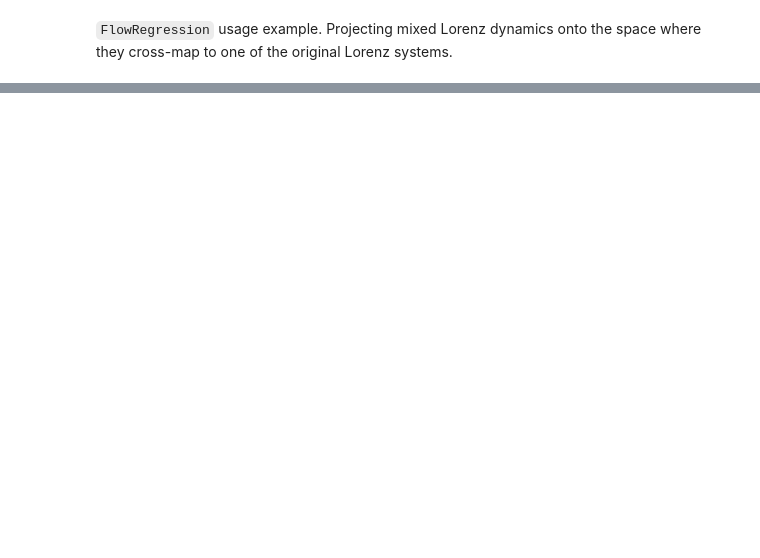
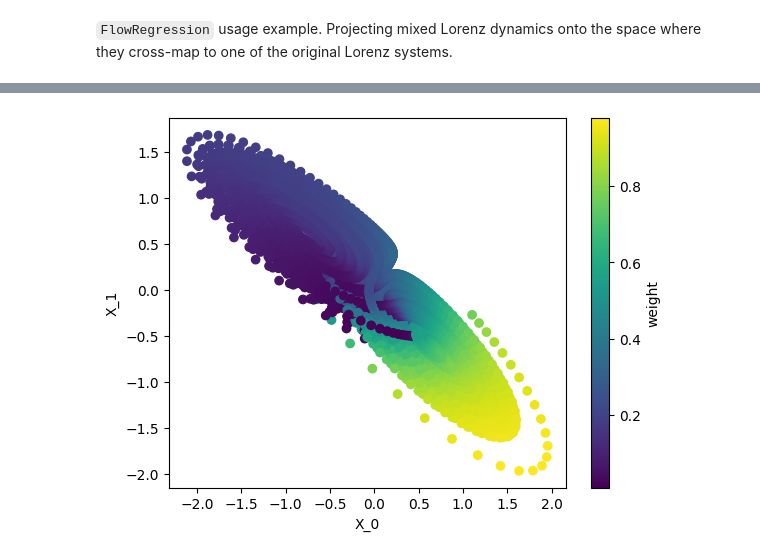
Before and after one commit to z7743/FlowDecomposition, a Jupyter notebook: notebooks/example.ipynb, the cells around one changed output, grey strips where cells are left out. Saved outputs shown, nothing was run; the diff lists cells and outputs as text; code cells hidden in the pictures; blank space fills up the shorter version.

```diff
--- a/notebooks/example.ipynb
+++ b/notebooks/example.ipynb
@@ -184,0 +251,8 @@ plt.show()
+# %%
+plt.scatter(unmixed[:,0],unmixed[:,1],c=weights[:,0])
+plt.xlabel('X_0')
+plt.ylabel('X_1')
+plt.colorbar(label="weight")
+plt.show()
+# %% [output]
+[figure, added]
```
Also changed, not shown: parts of 9 cells of this notebook, 7 other files.
